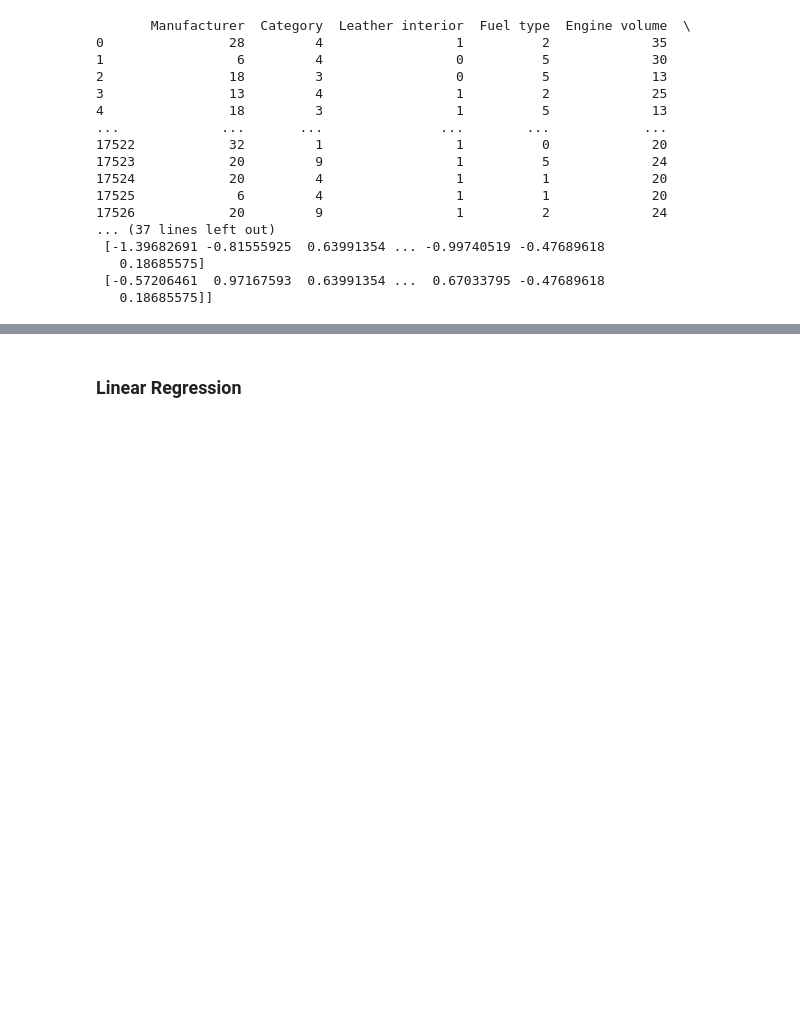
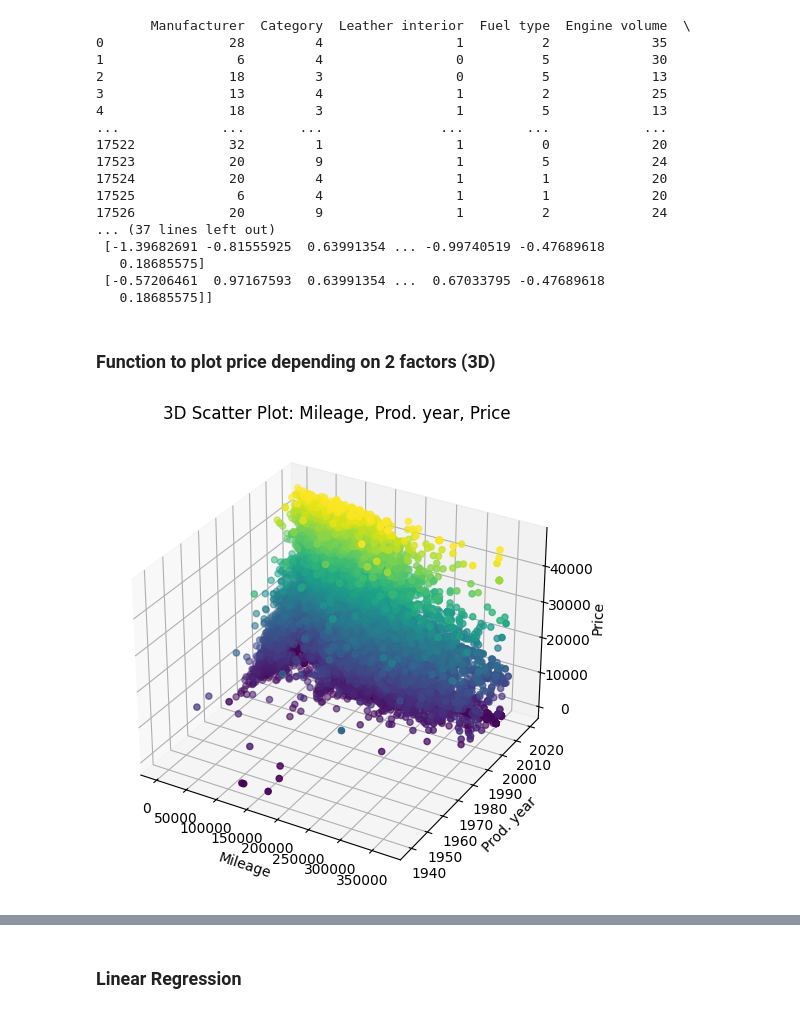
Before and after one commit to maximlapitan/qt_based_recommendation_app, a Jupyter notebook: inspect_csv.ipynb, the cells around one changed output, grey strips where cells are left out. Cells and saved outputs as stored; diff of their text form; code cells hidden in the pictures; blank space fills up the shorter version.

Commit message:
add parallel and function plot drawing as functions

```diff
--- a/inspect_csv.ipynb
+++ b/inspect_csv.ipynb
@@ -437,3 +439,29 @@ with open('weights_variables/scaler.pkl', 'wb') as f:
    0.18685575]
  [-0.57206461  0.97167593  0.63991354 ...  0.67033795 -0.47689618
    0.18685575]]
+# %% [markdown]
+### Function to plot price depending on 2 factors (3D)
+# %%
+
+
+def plot_3d_scatter(df, x_variable, y_variable):
+    # Check if the variables are present in the DataFrame
+    if x_variable not in df.columns or y_variable not in df.columns:
+        print(f"One or both of the variables {x_variable}, {y_variable} not found in DataFrame.")
+        return
+
+    # Create a 3D scatter plot
+    fig = plt.figure(figsize=(8, 6))
+    ax = fig.add_subplot(111, projection='3d')
+
+    ax.scatter(df[x_variable], df[y_variable], df['Price'], c=df['Price'], cmap='viridis')
+    ax.set_xlabel(x_variable)
+    ax.set_ylabel(y_variable)
+    ax.set_zlabel('Price')
+    ax.set_title(f'3D Scatter Plot: {x_variable}, {y_variable}, Price')
+
+    return plt
+
+plot_3d_scatter(cleaned_data, 'Mileage', 'Prod. year').show()
+# %% [output]
+[figure, added]
```
Also changed, not shown: parts of 18 cells of this notebook.
